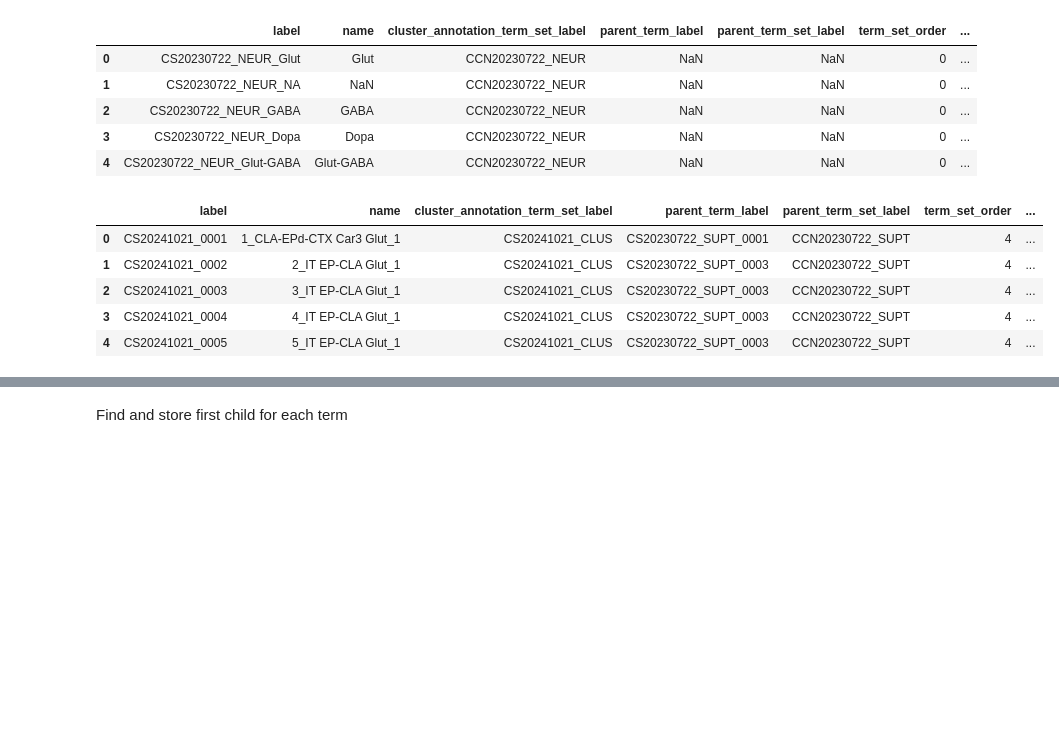
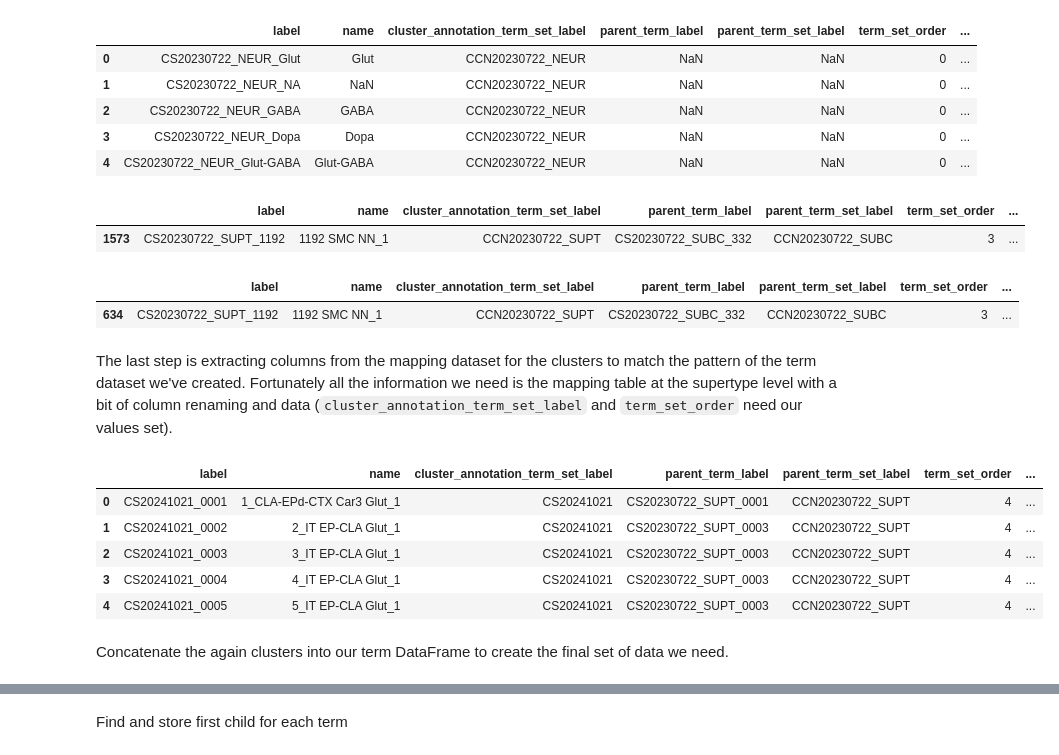
Before and after one commit to rachelhostetler/abc_atlas_access, a Jupyter notebook: docs/cluster_annotations/create_aging_cluster_annotation_html.ipynb, the cells around one changed output, grey strips where cells are left out. Drawn from its saved outputs; the diff is of its cells as text; code cells hidden in the pictures; blank space fills up the shorter version.

Commit message:
Update WMB cluster annotations.

```diff
--- a/docs/cluster_annotations/create_aging_cluster_annotation_html.ipynb
+++ b/docs/cluster_annotations/create_aging_cluster_annotation_html.ipynb
@@ -117,0 +83,2 @@ mapping[mapping['cluster_annotation_term_set_name'] == 'class']
+# %%
+cluster_term_set = 'CS20241021'
@@ -154,24 +149,38 @@ term.head()
 | 2 | CS20230722_NEUR_GABA | GABA | CCN20230722_NEUR | NaN | NaN | 0 | ... |
 | 3 | CS20230722_NEUR_Dopa | Dopa | CCN20230722_NEUR | NaN | NaN | 0 | ... |
 | 4 | CS20230722_NEUR_Glut-GABA | Glut-GABA | CCN20230722_NEUR | NaN | NaN | 0 | ... |
+# %%
+wmb_term[wmb_term['label'] == 'CS20230722_SUPT_1192']
+# %% [output]
+|  | label | name | cluster_annotation_term_set_label | parent_term_label | parent_term_set_label | term_set_order | ... |
+| 1573 | CS20230722_SUPT_1192 | 1192 SMC NN_1 | CCN20230722_SUPT | CS20230722_SUBC_332 | CCN20230722_SUBC | 3 | ... |
+# %%
+term[term['label'] == 'CS20230722_SUPT_1192']
+# %% [output]
+|  | label | name | cluster_annotation_term_set_label | parent_term_label | parent_term_set_label | term_set_order | ... |
+| 634 | CS20230722_SUPT_1192 | 1192 SMC NN_1 | CCN20230722_SUPT | CS20230722_SUBC_332 | CCN20230722_SUBC | 3 | ... |
+# %% [markdown]
+The last step is extracting columns from the mapping dataset for the clusters to match the pattern of the term dataset we've created. Fortunately all the information we need is the mapping table at the supertype level with a bit of column renaming and data (`cluster_annotation_term_set_label` and `term_set_order` need our values set).
 # %%
-cluster_term_set = pd.DataFrame()
+aging_term_set = pd.DataFrame()
 supertype_mapping = mapping[mapping['cluster_annotation_term_set_name'] == 'supertype']
-cluster_term_set['label'] = supertype_mapping['cluster_label']
-cluster_term_set['name'] = supertype_mapping['cluster_name']
-cluster_term_set['cluster_annotation_term_set_label'] = 'CS20241021_CLUS'
-cluster_term_set['parent_term_label'] = supertype_mapping['cluster_annotation_term_label']
-cluster_term_set['parent_term_set_label'] = supertype_mapping['cluster_annotation_term_set_label']
-cluster_term_set['term_set_order'] = 4
-cluster_term_set['term_order'] = supertype_mapping['cluster_order']
-cluster_term_set['cluster_annotation_term_set_name'] = 'cluster'
-cluster_term_set['color_hex_triplet'] = supertype_mapping['cluster_color']
-cluster_term_set.head()
+aging_term_set['label'] = supertype_mapping['cluster_label']
+aging_term_set['name'] = supertype_mapping['cluster_name']
+aging_term_set['cluster_annotation_term_set_label'] = str(cluster_term_set)
+aging_term_set['parent_term_label'] = supertype_mapping['cluster_annotation_term_label']
+aging_term_set['parent_term_set_label'] = supertype_mapping['cluster_annotation_term_set_label']
+aging_term_set['term_set_order'] = 4
+aging_term_set['term_order'] = supertype_mapping['cluster_order']
+aging_term_set['cluster_annotation_term_set_name'] = 'cluster'
+aging_term_set['color_hex_triplet'] = supertype_mapping['cluster_color']
+aging_term_set.head()
 # %% [output]
 |  | label | name | cluster_annotation_term_set_label | parent_term_label | parent_term_set_label | term_set_order | ... |
-| 0 | CS20241021_0001 | 1_CLA-EPd-CTX Car3 Glut_1 | CS20241021_CLUS | CS20230722_SUPT_0001 | CCN20230722_SUPT | 4 | ... |
-| 1 | CS20241021_0002 | 2_IT EP-CLA Glut_1 | CS20241021_CLUS | CS20230722_SUPT_0003 | CCN20230722_SUPT | 4 | ... |
-| 2 | CS20241021_0003 | 3_IT EP-CLA Glut_1 | CS20241021_CLUS | CS20230722_SUPT_0003 | CCN20230722_SUPT | 4 | ... |
-| 3 | CS20241021_0004 | 4_IT EP-CLA Glut_1 | CS20241021_CLUS | CS20230722_SUPT_0003 | CCN20230722_SUPT | 4 | ... |
-| 4 | CS20241021_0005 | 5_IT EP-CLA Glut_1 | CS20241021_CLUS | CS20230722_SUPT_0003 | CCN20230722_SUPT | 4 | ... |
+| 0 | CS20241021_0001 | 1_CLA-EPd-CTX Car3 Glut_1 | CS20241021 | CS20230722_SUPT_0001 | CCN20230722_SUPT | 4 | ... |
+| 1 | CS20241021_0002 | 2_IT EP-CLA Glut_1 | CS20241021 | CS20230722_SUPT_0003 | CCN20230722_SUPT | 4 | ... |
+| 2 | CS20241021_0003 | 3_IT EP-CLA Glut_1 | CS20241021 | CS20230722_SUPT_0003 | CCN20230722_SUPT | 4 | ... |
+| 3 | CS20241021_0004 | 4_IT EP-CLA Glut_1 | CS20241021 | CS20230722_SUPT_0003 | CCN20230722_SUPT | 4 | ... |
+| 4 | CS20241021_0005 | 5_IT EP-CLA Glut_1 | CS20241021 | CS20230722_SUPT_0003 | CCN20230722_SUPT | 4 | ... |
+# %% [markdown]
+Concatenate the again clusters into our term DataFrame to create the final set of data we need.
 # %%
```
Also changed, not shown: parts of 23 cells of this notebook, 1 other file.
